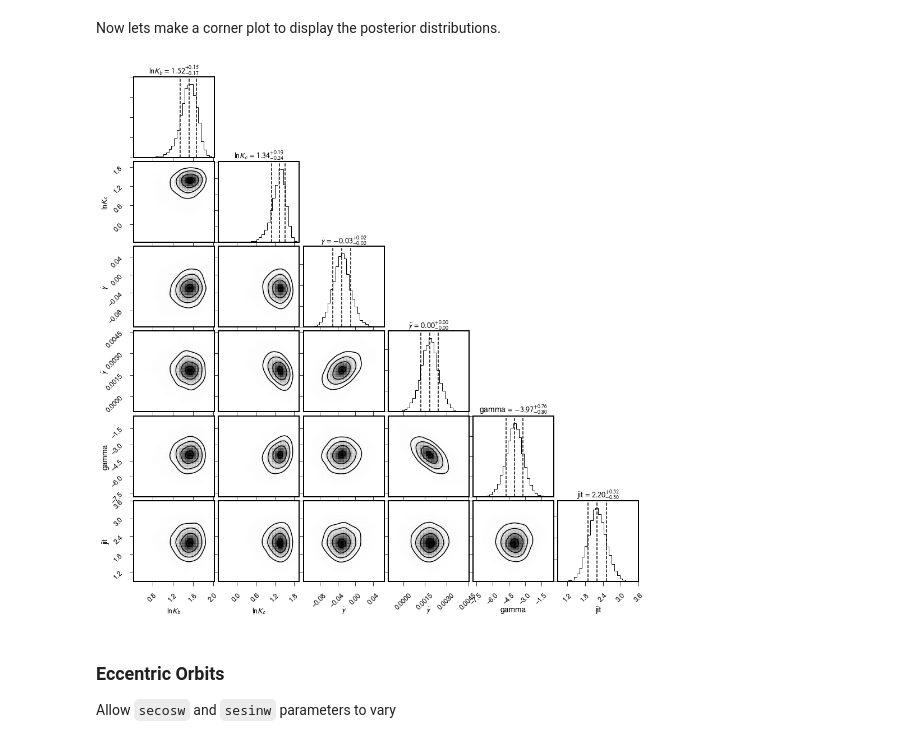
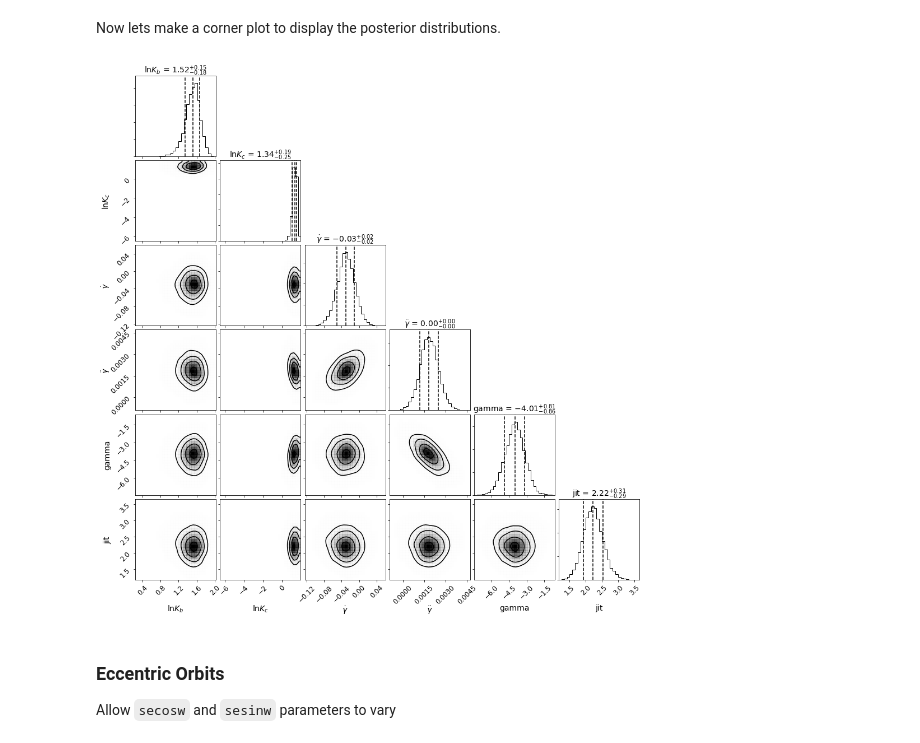
Before and after one commit to California-Planet-Search/radvel, a Jupyter notebook: docs/tutorials/K2-24_Fitting+MCMC.ipynb, the cells around one changed output. Drawn from its saved outputs; the diff is of its cells as text; code cells hidden in the pictures.

```diff
--- a/docs/tutorials/K2-24_Fitting+MCMC.ipynb
+++ b/docs/tutorials/K2-24_Fitting+MCMC.ipynb
@@ -176,9 +176,10 @@ MCMC: WARNING: chains did not pass 5 consecutive convergence tests. They may be
 # %% [markdown]
 Now lets make a corner plot to display the posterior distributions.
-# %%
-radvel.plotting.corner_plot(post, df)
-# %% [output]
-[figure, removed]
+# %%
+Corner = mcmc_plots.CornerPlot(post, df)
+Corner.plot()
+# %% [output]
+[figure, added]
 # %% [markdown]
 ### Eccentric Orbits
 
```
Also changed, not shown: parts of 7 cells of this notebook, 3 other files.
